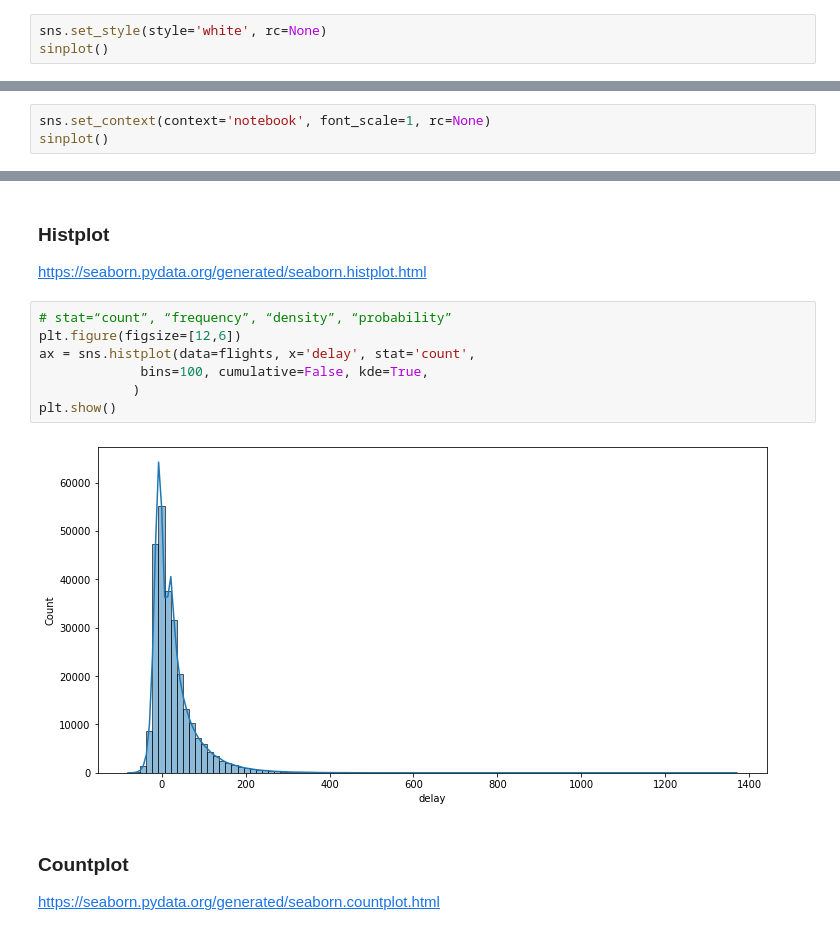
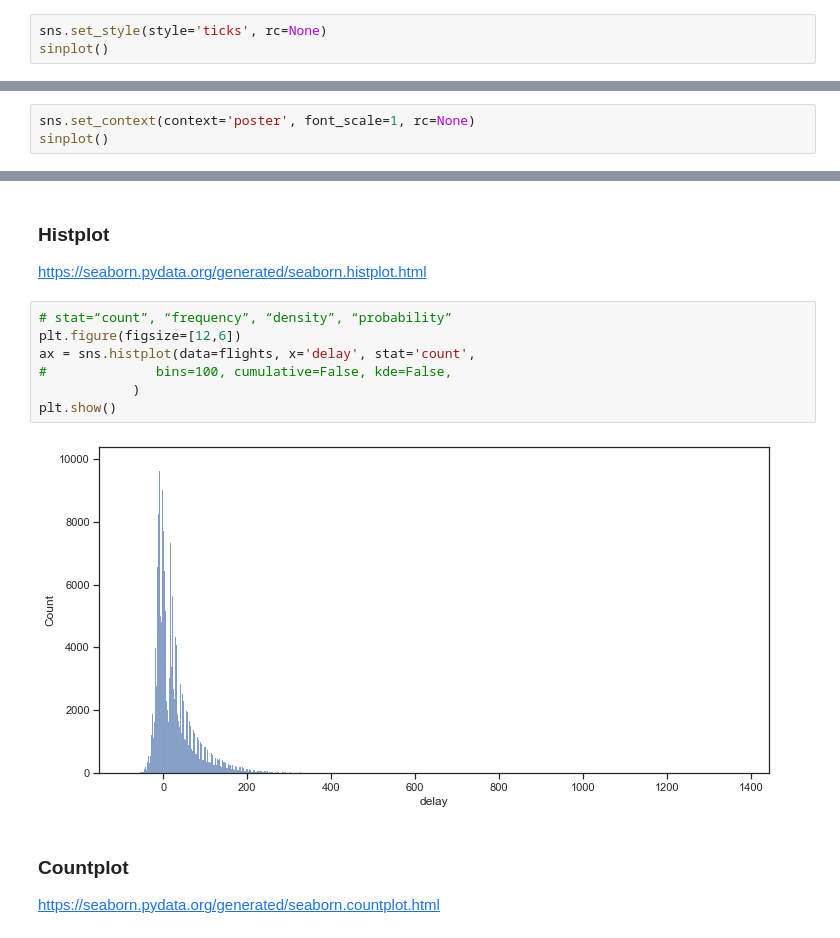
Before and after one commit to GenomicsUA/workshops, a Jupyter notebook: Python_R_Visualization/Python/Seaborn.ipynb, the cells around one changed output, grey strips where cells are left out. Cells and saved outputs as stored; diff of their text form.

```diff
--- a/Python_R_Visualization/Python/Seaborn.ipynb
+++ b/Python_R_Visualization/Python/Seaborn.ipynb
@@ -45,7 +65,7 @@ plt.ion()
 https://seaborn.pydata.org/generated/seaborn.set_style.html
 `darkgrid, whitegrid, dark, white, ticks`
 # %%
-sns.set_style(style='white', rc=None)
+sns.set_style(style='ticks', rc=None)
 sinplot()
 # %% [output]
 [figure]
@@ -95,6 +116,6 @@ sns.set_palette(palette)
 https://seaborn.pydata.org/generated/seaborn.set_context.html
 `paper, notebook, talk, poster`
 # %%
-sns.set_context(context='notebook', font_scale=1, rc=None)
+sns.set_context(context='poster', font_scale=1, rc=None)
 sinplot()
 # %% [output]
@@ -256,12 +277,12 @@ https://seaborn.pydata.org/generated/seaborn.histplot.html
 # %%
 # stat=“count”, “frequency”, “density”, “probability”
 plt.figure(figsize=[12,6])
 ax = sns.histplot(data=flights, x='delay', stat='count',
-             bins=100, cumulative=False, kde=True,
+#              bins=100, cumulative=False, kde=False,
             )
 plt.show()
 # %% [output]
-[figure, old version]
+[figure, new version]
 # %% [markdown]
 ### Countplot
 https://seaborn.pydata.org/generated/seaborn.countplot.html
```
Also changed, not shown: parts of 21 cells of this notebook.
